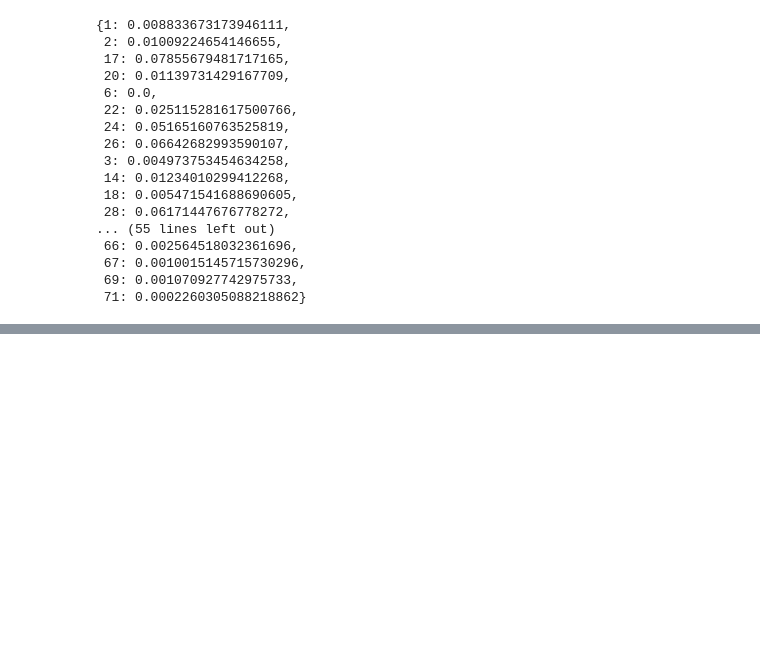
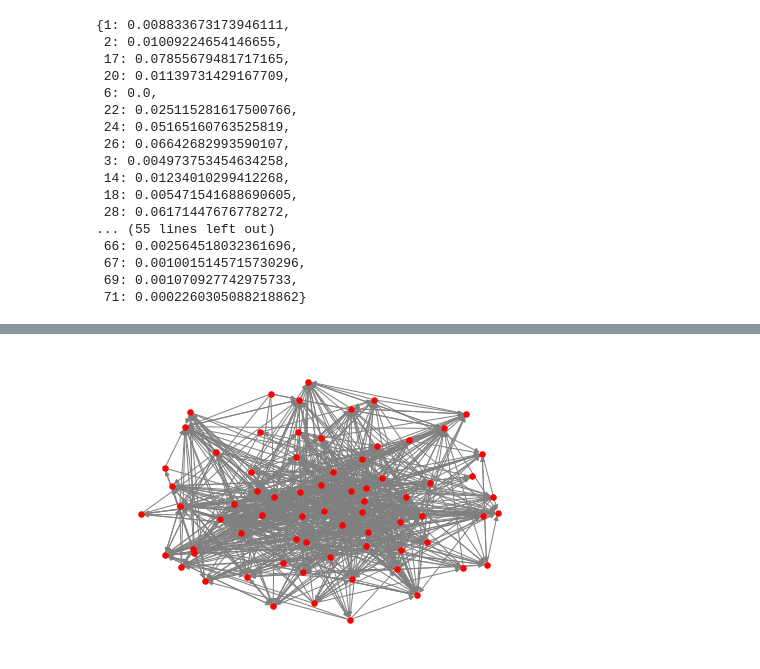
Before and after one commit to ARKEnsae/DM_Analyse_Reseaux, a Jupyter notebook: CC2/Exercises10Feb2021_KA.ipynb, the cells around one changed output, grey strips where cells are left out. Saved outputs shown, nothing was run; the diff lists cells and outputs as text; code cells hidden in the pictures; blank space fills up the shorter version.

```diff
--- a/CC2/Exercises10Feb2021_KA.ipynb
+++ b/CC2/Exercises10Feb2021_KA.ipynb
@@ -374,0 +346,7 @@ Creer graphe, rajouter les attributs, refaire les analyses (celles qu'on a faite
+# %%
+# spring layout with more spaces between nodes
+nx.draw(ELadviceG, with_labels=False, node_size=30, node_color="red", edge_color = "gray",
+        pos= nx.spring_layout(ELadviceG, k=0.8, iterations=20))
+plt.show()
+# %% [output]
+[figure, added]
```
Also changed, not shown: parts of 144 cells of this notebook.
